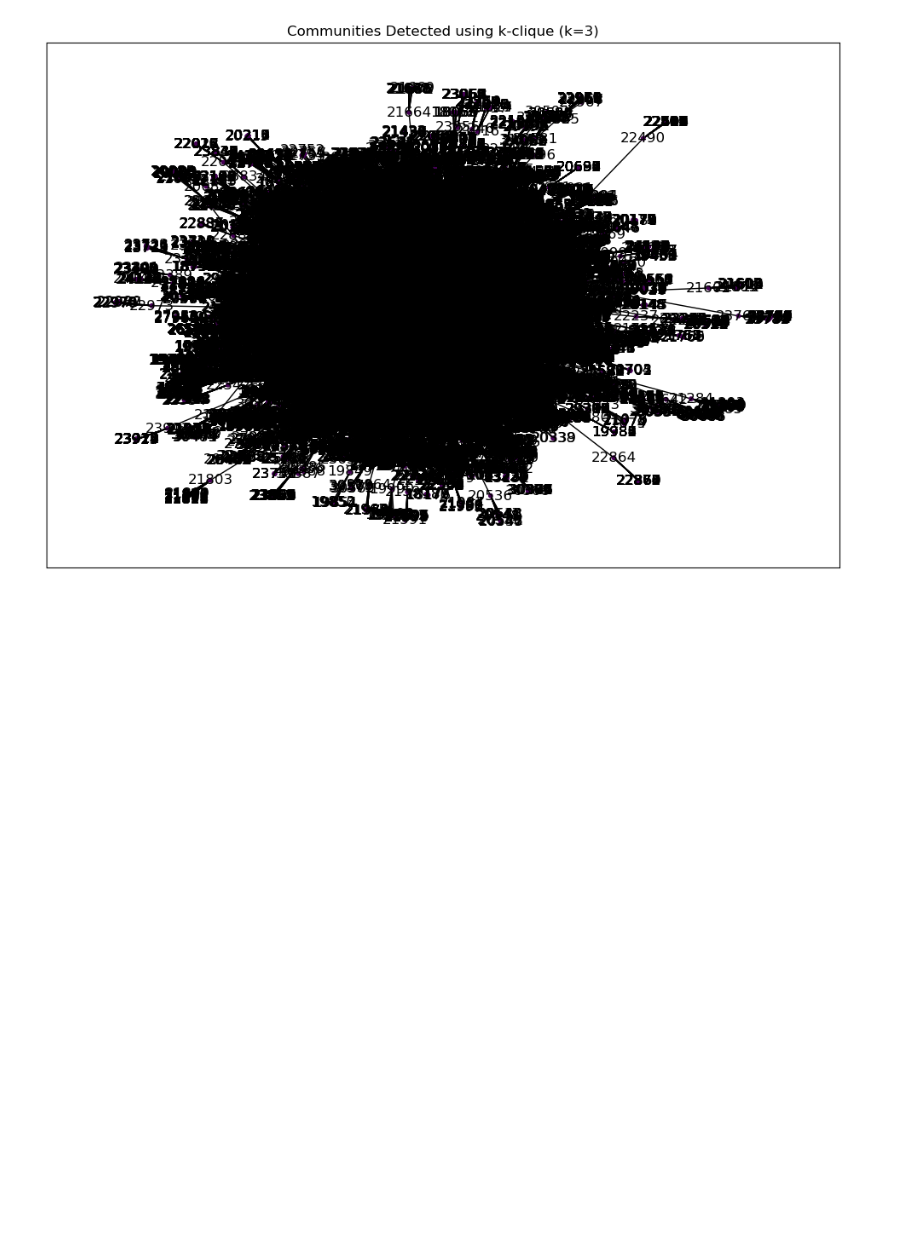
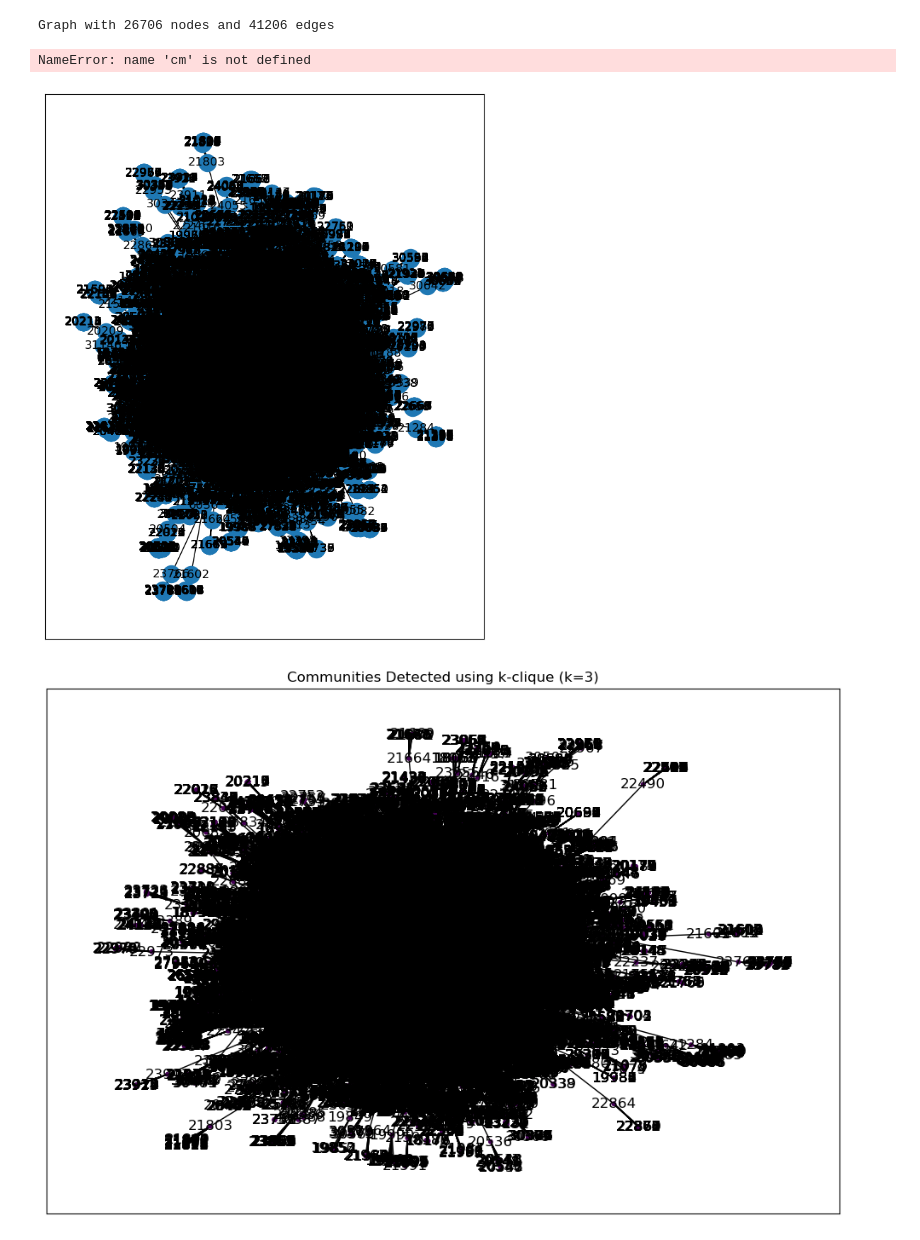
Before and after one commit to RichardKentos/hiv-project, a Jupyter notebook: communitydetection.ipynb, the cells around one changed output. Saved outputs shown, nothing was run; the diff lists cells and outputs as text; code cells hidden in the pictures; blank space fills up the shorter version.

Commit message:
updated some code in community detectoin

```diff
--- a/communitydetection.ipynb
+++ b/communitydetection.ipynb
@@ -2,11 +2,70 @@
 import networkx as nx
 import pandas as pd
 from networkx.algorithms.community import k_clique_communities
+from matplotlib import cm
+import numpy as np
 
 import matplotlib.pyplot as plt
 
 gccatrr = pd.read_csv('largest_connected_component_with_attributes.csv', low_memory=False)
 gccgraph = nx.from_pandas_edgelist(gccatrr, source='source', target='target', edge_attr=True)
+print(gccgraph)
+# %% [output]
+Graph with 26706 nodes and 41206 edges
+# %%
+k_clique = k_clique_communities(gccgraph, 4)
+clique_dict = dict(enumerate(k_clique))
+
+def sort_xy(x, y):
+
+    x0 = np.mean(x)
+    y0 = np.mean(y)
+
+    r = np.sqrt((x-x0)**2 + (y-y0)**2)
+
+    angles = np.where((y-y0) > 0, np.arccos((x-x0)/r), 2*np.pi-np.arccos((x-x0)/r))
+
+    mask = np.argsort(angles)
+
+    x_sorted = x[mask]
+    y_sorted = y[mask]
+
+    return x_sorted, y_sorted
+
+G = gccgraph
+
+pos = nx.spring_layout(G, seed=42)
+fig, ax = plt.subplots(figsize=(8, 10))
+nx.draw_networkx(G, pos=pos, with_labels=True)
+
+communities = nx.community.louvain_communities(G)
+
+alpha = 0.5
+edge_padding = 10
+colors = cm.get_cmap('viridis', len(communities))
+
+for i, comm in enumerate(communities):
+
+    if len(comm) == 1:
+        cir = plt.Circle((pos[comm.pop()]), edge_padding / 100, alpha=alpha, color=colors(i))
+        ax.add_patch(cir)
+
+    elif len(comm) == 2:
+        comm_pos = {k: pos[k] for k in comm}
+        coords = [a for a in zip(*comm_pos.values())]
+        x, y = coords[0], coords[1]
+        plt.plot(x, y, linewidth=edge_padding, linestyle="-",  alpha=alpha, color=colors(i))
+
+    else:
+        comm_pos = {k: pos[k] for k in comm}
+        coords = [a for a in zip(*comm_pos.values())]
+        x, y = sort_xy(np.array(coords[0]), np.array(coords[1]))
+        plt.fill(x, y, alpha=alpha, facecolor=colors(i),
+                 edgecolor=colors(i), # set to None to remove edge padding
+                 linewidth=edge_padding)
+# %% [output]
+NameError: name 'cm' is not defined
+[figure, added]
 # %%
 #perform k clique community detection
 # Assuming you already have the Gcc graph
```
Also changed, not shown: parts of 2 cells of this notebook.
